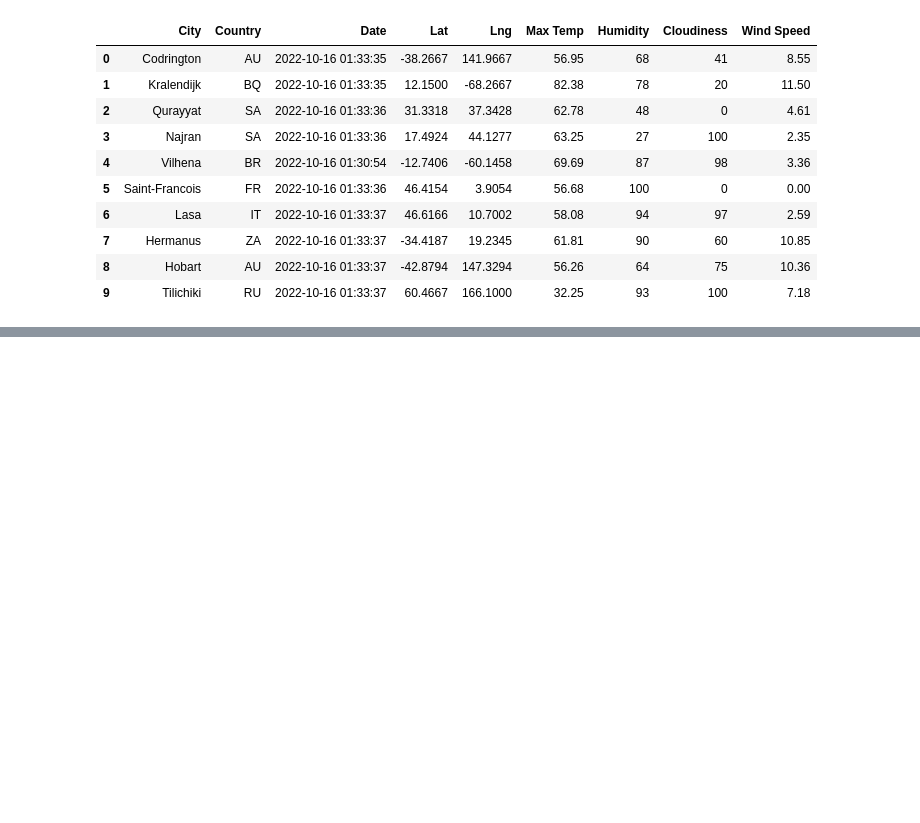
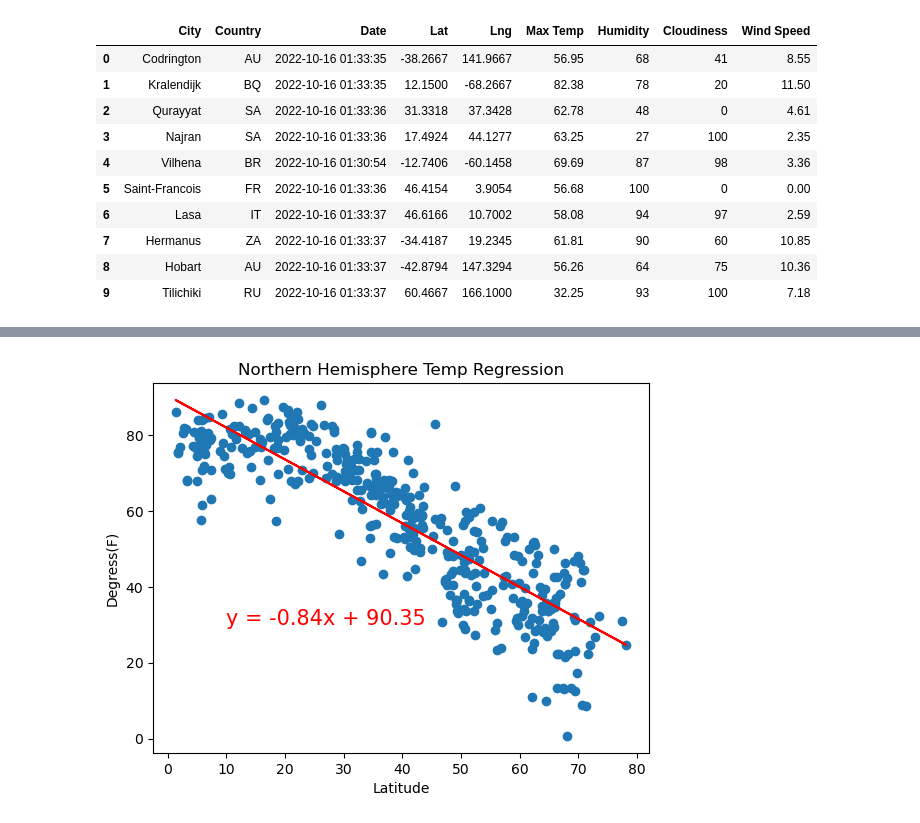
Before and after one commit to BennyPang96/Google_Project, a Jupyter notebook: WeatherPython.ipynb, the cells around one changed output, grey strips where cells are left out. Drawn from its saved outputs; the diff is of its cells as text; code cells hidden in the pictures; blank space fills up the shorter version.

```diff
--- a/WeatherPython.ipynb
+++ b/WeatherPython.ipynb
@@ -273,0 +314,21 @@ plt.show()
+# %%
+# Create a function to create perform linear regression on the weather data
+# and plot a regression line and the equation with the data.
+def plot_linear_regression(x_values, y_values, title, y_label, text_coordinates):
+
+    # Run regression on hemisphere weather data.
+    (slope, intercept, r_value, p_value, std_err) = linregress(x_values, y_values)
+
+    # Calculate the regression line "y values" from the slope and intercept.
+    regress_values = x_values * slope + intercept
+    # Get the equation of the line.
+    line_eq = "y = " + str(round(slope,2)) + "x + " + str(round(intercept,2))
+    # Create a scatter plot and plot the regression line.
+    plt.scatter(x_values,y_values)
+    plt.plot(x_values,regress_values,"r")
+    # Annotate the text for the line equation.
+    plt.annotate(line_eq, text_coordinates, fontsize=15, color="red")
+    plt.title(title)
+    plt.xlabel('Latitude')
+    plt.ylabel(y_label)
+    plt.show()
@@ -273,0 +351,3 @@ plt.show()
+# %%
+northern_hemi_df = citydata_df.loc[(citydata_df["Lat"] >= 0)]
+southern_hemi_df = citydata_df.loc[(citydata_df["Lat"] < 0)]
@@ -273,0 +370,6 @@ plt.show()
+# %%
+x_value = northern_hemi_df["Lat"]
+y_value = northern_hemi_df["Max Temp"]
+plot_linear_regression(x_value, y_value, "Northern Hemisphere Temp Regression", "Degress(F)", (10,30))
+# %% [output]
+[figure, added]
```
Also changed, not shown: parts of 31 cells of this notebook, 1 other file.
